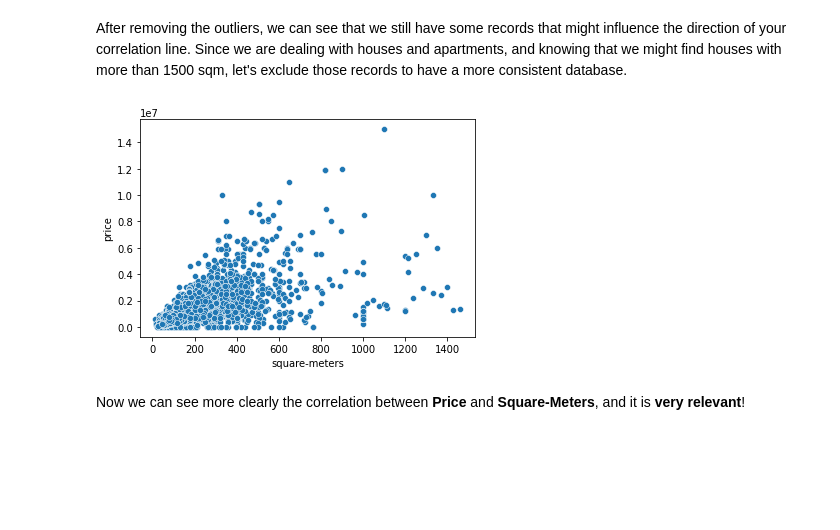
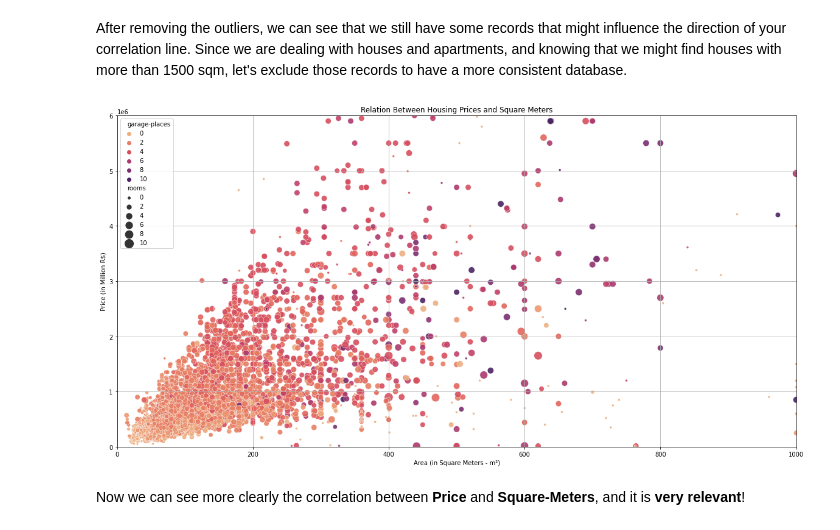
Before and after one commit to gontijo-pedro/BH_Housing_Prices, a Jupyter notebook: notebooks/Day 02 - Correlations_Feature Engineering.ipynb, the cells around one changed output. Cells and saved outputs as stored; diff of their text form; code cells hidden in the pictures; blank space fills up the shorter version.

```diff
--- a/notebooks/Day 02 - Correlations_Feature Engineering.ipynb
+++ b/notebooks/Day 02 - Correlations_Feature Engineering.ipynb
@@ -87,6 +87,7 @@ sorted(df['price'], reverse=True)
  ...]
 # %%
 df = df[df['price'] < 35000000] #130000000 and 35000000 were to price outliers
+df = df[df['price'] > 10000] #Some values were incorrectly inputed, so let's assume 10K will be the lowest price
 # %%
 df = df[df['square-meters'] > 0] #Some values with 0 square meters were still here
 # %%
@@ -120,9 +121,23 @@ After removing the outliers, we can see that we still have some records that mig
 # %%
 df = df[df['square-meters'] < 1500]
 # %%
-sns.scatterplot(x=df['square-meters'], y=df['price']);
+plt.figure(figsize=(20, 10));
+sns.scatterplot(x=df['square-meters'],
+                y=df['price'],
+                hue=df['garage-places'],
+                size=df['rooms'],
+                sizes=(15,200),
+                legend='auto',
+                palette='flare',
+                alpha=0.9);
+plt.grid();
+plt.xlim(0, 1000);
+plt.ylim(0, 6_000_000);
+plt.xlabel('Area (in Square Meters - m²)');
+plt.ylabel('Price (in Million R$)');
+plt.title('Relation Between Housing Prices and Square Meters');
 # %% [output]
-[figure, old version]
+[figure, new version]
 # %% [markdown]
 Now we can see more clearly the correlation between **Price** and **Square-Meters**, and it is **very relevant**!
 # %% [markdown]
```
Also changed, not shown: parts of 18 cells of this notebook, 1 other file.
